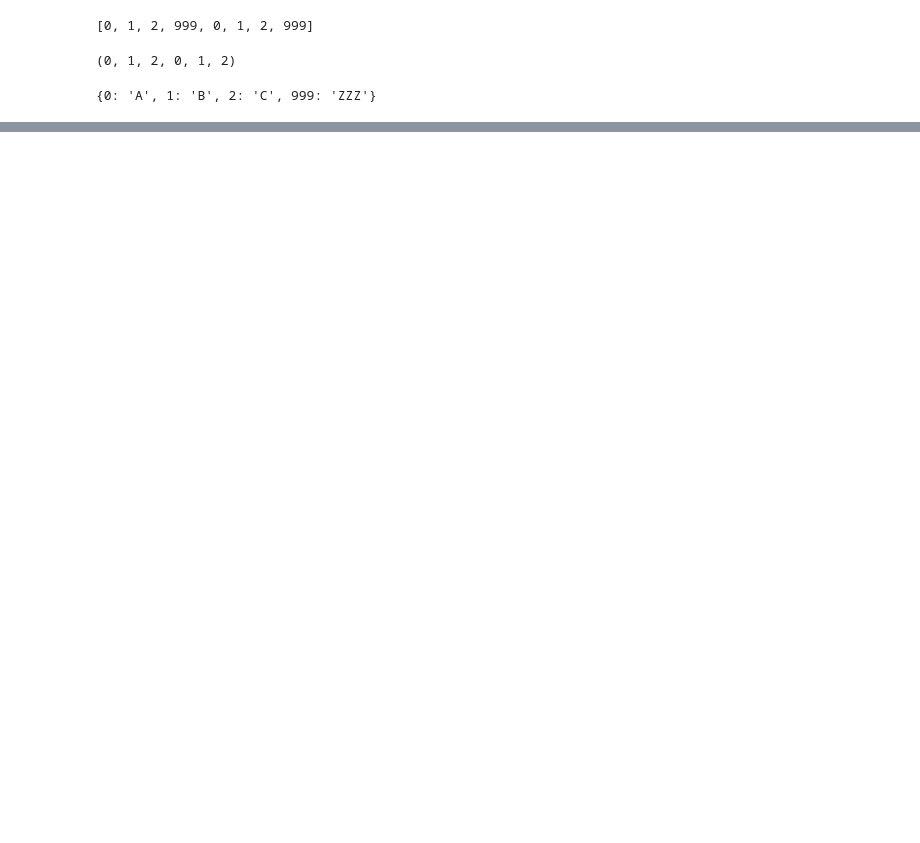
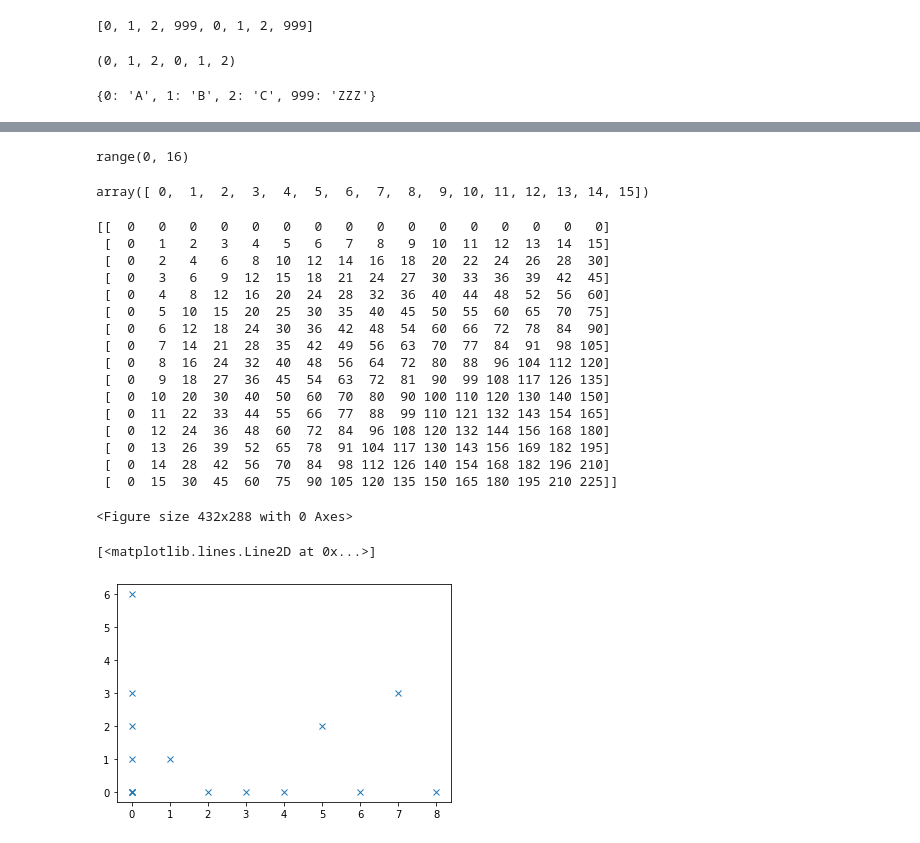
Before and after one commit to horychen/ee275, a Jupyter notebook: python_tutorial_cjh.ipynb, the cells around one changed output, grey strips where cells are left out. Drawn from its saved outputs; the diff is of its cells as text; code cells hidden in the pictures; blank space fills up the shorter version.

```diff
--- a/python_tutorial_cjh.ipynb
+++ b/python_tutorial_cjh.ipynb
@@ -189,0 +332,39 @@ array([0. , 0.1, 0.2, 0.3, 0.4, 0.5, 0.6, 0.7, 0.8, 0.9])
+# %%
+range(ns)
+np.arange(ns)
+
+def DFT(x):
+    ns = len(x)
+    Matrix = np.dot(np.arange(ns).reshape(ns,1), np.arange(ns).reshape(1,ns))
+    print(Matrix)
+    # W = np.exp(-2j * np.pi / ns)
+    e = np.exp(-2j * np.pi / ns * Matrix )
+    X = np.dot(e, x)
+    return X
+
+sDFT = DFT(s)
+spectrumDFT = abs(sDFT)*2/ns
+plt.figure()
+plt.plot(freq, spectrumDFT, 'x')
+# %% [output]
+range(0, 16)
+array([ 0,  1,  2,  3,  4,  5,  6,  7,  8,  9, 10, 11, 12, 13, 14, 15])
+[[  0   0   0   0   0   0   0   0   0   0   0   0   0   0   0   0]
+ [  0   1   2   3   4   5   6   7   8   9  10  11  12  13  14  15]
+ [  0   2   4   6   8  10  12  14  16  18  20  22  24  26  28  30]
+ [  0   3   6   9  12  15  18  21  24  27  30  33  36  39  42  45]
+ [  0   4   8  12  16  20  24  28  32  36  40  44  48  52  56  60]
+ [  0   5  10  15  20  25  30  35  40  45  50  55  60  65  70  75]
+ [  0   6  12  18  24  30  36  42  48  54  60  66  72  78  84  90]
+ [  0   7  14  21  28  35  42  49  56  63  70  77  84  91  98 105]
+ [  0   8  16  24  32  40  48  56  64  72  80  88  96 104 112 120]
+ [  0   9  18  27  36  45  54  63  72  81  90  99 108 117 126 135]
+ [  0  10  20  30  40  50  60  70  80  90 100 110 120 130 140 150]
+ [  0  11  22  33  44  55  66  77  88  99 110 121 132 143 154 165]
+ [  0  12  24  36  48  60  72  84  96 108 120 132 144 156 168 180]
+ [  0  13  26  39  52  65  78  91 104 117 130 143 156 169 182 195]
+ [  0  14  28  42  56  70  84  98 112 126 140 154 168 182 196 210]
+ [  0  15  30  45  60  75  90 105 120 135 150 165 180 195 210 225]]
+<Figure size 432x288 with 0 Axes>
+[<matplotlib.lines.Line2D at 0x...>]
+[figure, added]
```
Also changed, not shown: parts of 16 cells of this notebook, 1 other file.
